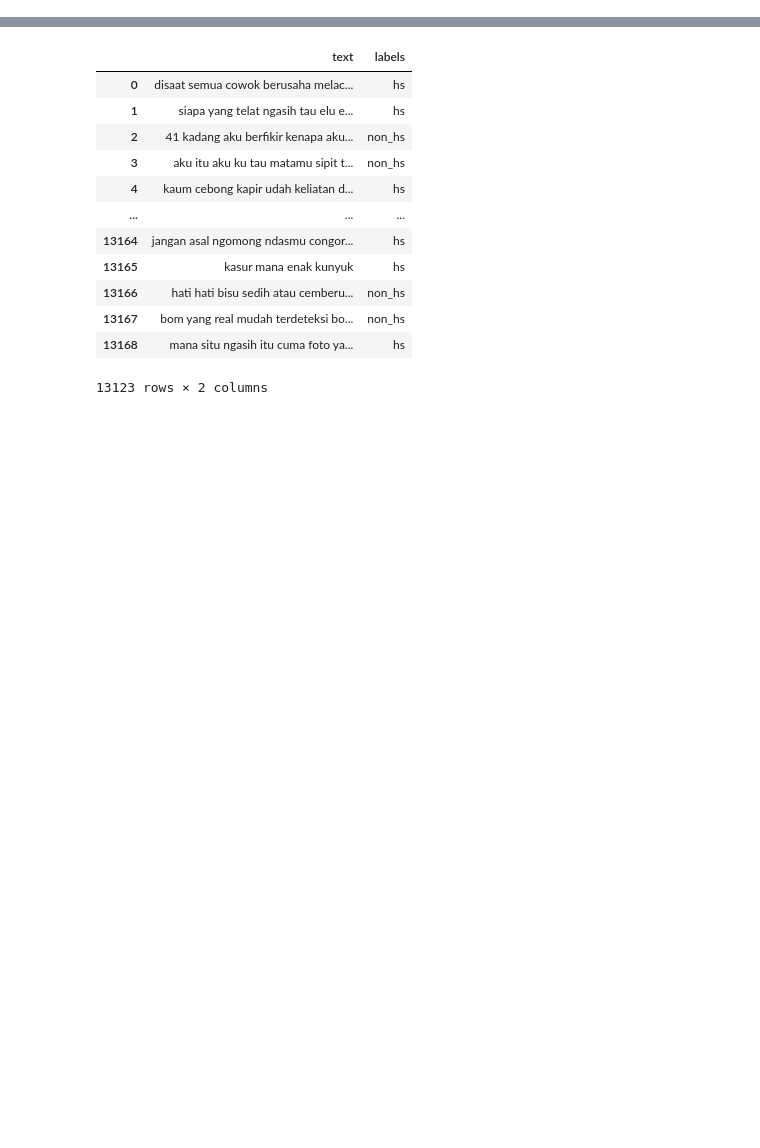
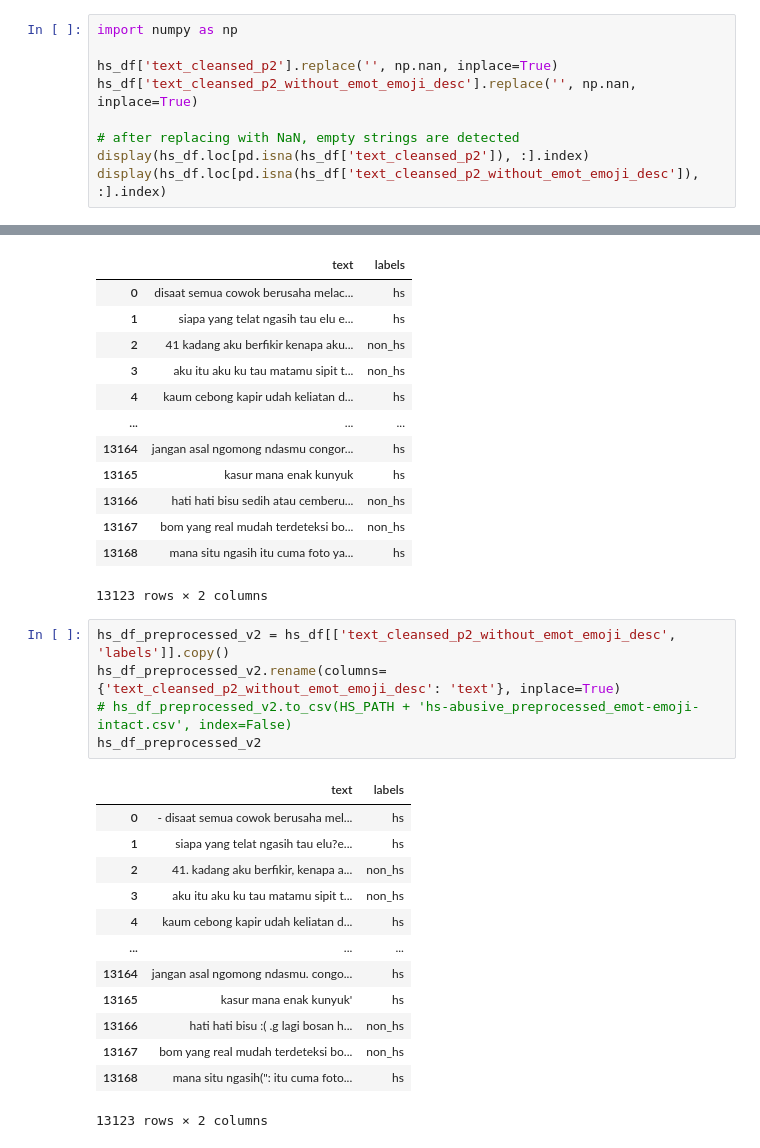
Before and after one commit to thingkilia2507/Brain_BangkitCapstoneProject, a Jupyter notebook: Machine Learning/notebooks/Hate Speech Dataset Preprocessing.ipynb, the cells around one changed output, grey strips where cells are left out. Saved outputs shown, nothing was run; the diff lists cells and outputs as text; blank space fills up the shorter version.

```diff
--- a/Machine Learning/notebooks/Hate Speech Dataset Preprocessing.ipynb
+++ b/Machine Learning/notebooks/Hate Speech Dataset Preprocessing.ipynb
@@ -340,0 +349,9 @@ hs_df['text_cleansed_p2'].replace('', np.nan, inplace=True)
+# %%
+import numpy as np
+
+hs_df['text_cleansed_p2'].replace('', np.nan, inplace=True)
+hs_df['text_cleansed_p2_without_emot_emoji_desc'].replace('', np.nan, inplace=True)
+
+# after replacing with NaN, empty strings are detected
+display(hs_df.loc[pd.isna(hs_df['text_cleansed_p2']), :].index)
+display(hs_df.loc[pd.isna(hs_df['text_cleansed_p2_without_emot_emoji_desc']), :].index)
@@ -387,3 +418,22 @@ hs_df_preprocessed
 | 13167 | bom yang real mudah terdeteksi bo... | non_hs |
 | 13168 | mana situ ngasih itu cuma foto ya... | hs |
 13123 rows × 2 columns
+# %%
+hs_df_preprocessed_v2 = hs_df[['text_cleansed_p2_without_emot_emoji_desc', 'labels']].copy()
+hs_df_preprocessed_v2.rename(columns={'text_cleansed_p2_without_emot_emoji_desc': 'text'}, inplace=True)
+# hs_df_preprocessed_v2.to_csv(HS_PATH + 'hs-abusive_preprocessed_emot-emoji-intact.csv', index=False)
+hs_df_preprocessed_v2
+# %% [output]
+|  | text | labels |
+| 0 | - disaat semua cowok berusaha mel... | hs |
+| 1 | siapa yang telat ngasih tau elu?e... | hs |
+| 2 | 41. kadang aku berfikir, kenapa a... | non_hs |
+| 3 | aku itu aku ku tau matamu sipit t... | non_hs |
+| 4 | kaum cebong kapir udah keliatan d... | hs |
+| ... | ... | ... |
+| 13164 | jangan asal ngomong ndasmu. congo... | hs |
+| 13165 | kasur mana enak kunyuk' | hs |
+| 13166 | hati hati bisu :( .g lagi bosan h... | non_hs |
+| 13167 | bom yang real mudah terdeteksi bo... | non_hs |
+| 13168 | mana situ ngasih(": itu cuma foto... | hs |
+13123 rows × 2 columns
```
Also changed, not shown: parts of 16 cells of this notebook.
